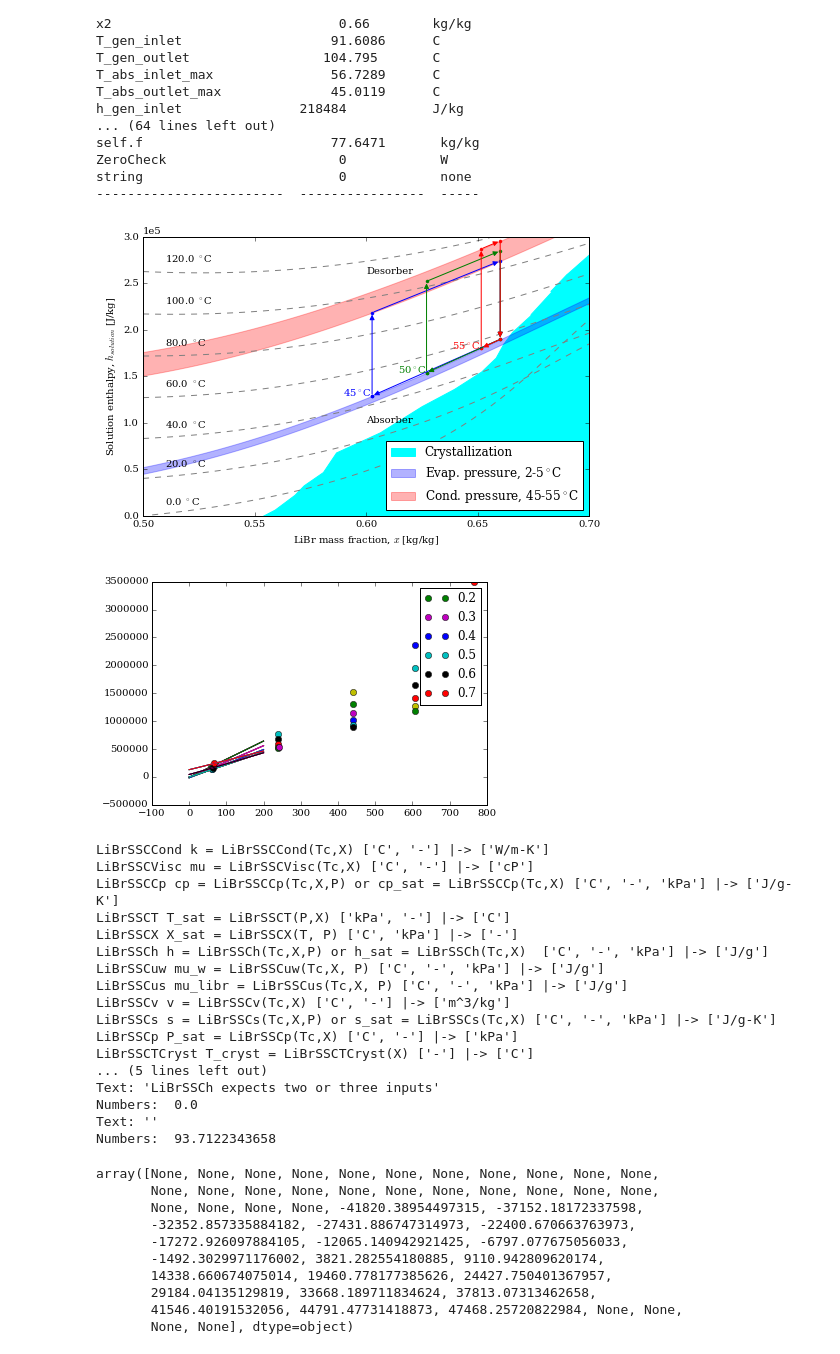
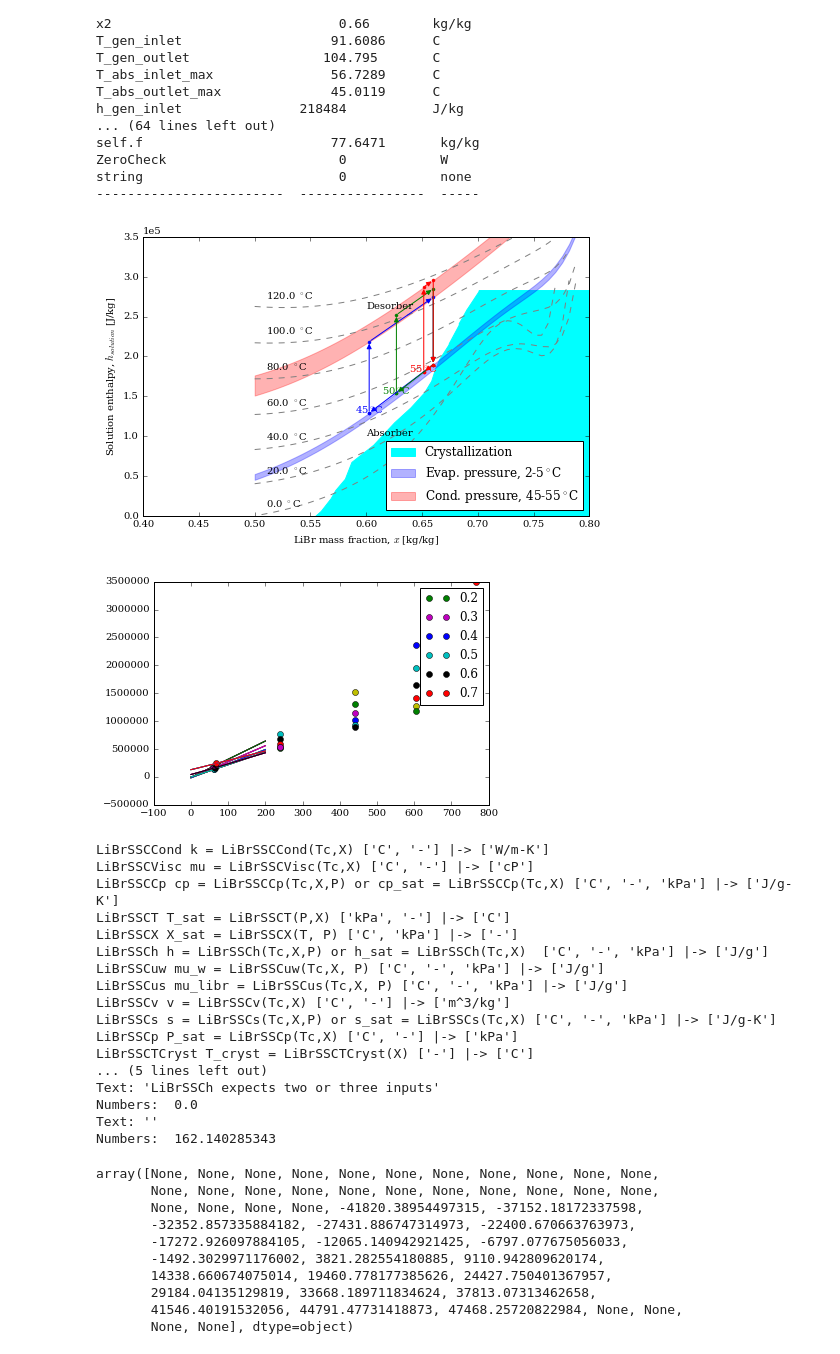
Before and after one commit to nfette/openACHP, a Jupyter notebook: src/compare_libr_props.ipynb, the cells around one changed output. Cells and saved outputs as stored; diff of their text form; code cells hidden in the pictures.

```diff
--- a/src/compare_libr_props.ipynb
+++ b/src/compare_libr_props.ipynb
@@ -201,13 +202,13 @@ string                         0            none
 ------------------------  ----------------  -----
 # %%
 #fig = plt.figure(figsize=(8,5))
-x=np.linspace(0.5,0.7)
+x=np.linspace(0.5,0.8)
 fix, ax = plt.subplots(1, figsize=(8,5))
 plt.xlabel("LiBr mass fraction, $x$ [kg/kg]")
 plt.ylabel("Solution enthalpy, $h_{{solution}}$ [J/kg]")
 ax.ticklabel_format(axis='y', style = 'sci', scilimits=(-2,2), useOffset=False)
 def _crop(h):
-    if h < 0 or h > 3e5:
+    if h < 0 or h > 3.5e5:
         return np.nan
     return h
 crop = np.vectorize(_crop)
@@ -234,36 +235,36 @@ ax.fill_betweenx(h_crystal,
 #ax.annotate('Crystallization (Boryta)',[0.55,-1e5])
 
 # Corresponds to 1 to 5 C
 Trange = 2,5
 Prange = [CP.PropsSI("P","T",t+273.15,"Q",0,"HEOS::water") for t in Trange]
 hrange = [Hsat4(p,x) for p in Prange]
 ax.fill_between(x,hrange[0],hrange[1],color='blue',alpha=0.3,
                 label="Evap. pressure, {}-{}$^\circ$C".format(*Trange))
 # Corresponds to 45 to 55 C
 Trange = 45,55
 Prange = [CP.PropsSI("P","T",t+273.15,"Q",0,"HEOS::water") for t in Trange]
 hrange = [Hsat4(p,x) for p in Prange]
 ax.fill_between(x,hrange[0],hrange[1],color='red',alpha=0.3,
                 label="Cond. pressure, {}-{}$^\circ$C".format(*Trange))
 
 for ch,c in zip([chiller,chiller2,chiller3],['b','g','r']):
     cyclex,cycleh = cyclexh(ch)
     ax.plot(cyclex,cycleh,'.',color=c)
     for i in range(4):
         ax.annotate("",(cyclex[i+1],cycleh[i+1]),(cyclex[i],cycleh[i]),
                     arrowprops=dict(arrowstyle="-|>",facecolor=c,edgecolor=c))
     ax.annotate("{}$^\circ$C".format(ch.T_cond),(ch.x1-0.013,ch.h_abs_outlet),color=c)
 ax.annotate('Absorber',(0.6,1e5))
 ax.annotate('Desorber',(0.6,2.6e5))
 
-plt.ylim([0,3e5])
-plt.xlim([0.5,0.7])
+plt.ylim([0,3.5e5])
+plt.xlim([0.4,0.8])
 ax.legend(loc='lower right')
 # For word, export svg and convert with inkscape
 plt.savefig('../img/compare_libr_props.fig3.svg')
 plt.show()
 # %% [output]
-[figure, old version]
+[figure, new version]
 # %%
 # Now compare enthalpies of subcooled states.
 plt.figure()
@@ -282,7 +283,7 @@ for x in [0.2,0.3,0.4,0.5,0.6,0.7]:
 plt.legend()
 plt.show()
 # %% [output]
-[figure, old version]
+[figure, new version]
 # %%
 for name in SSC_DLL.getDLFnames():
     f = SSC_DLL.func[name]
@@ -317,7 +318,7 @@ LiBrSSCTCryst T_cryst = LiBrSSCTCryst(X) ['-'] |-> ['C']
 Text: 'LiBrSSCh expects two or three inputs'
 Numbers:  0.0
 Text: ''
-Numbers:  93.7122343658
+Numbers:  162.140285343
 # %%
 Hsat4(300,x)
 # %% [output]
```
Also changed, not shown: parts of 10 cells of this notebook, 13 other files.
